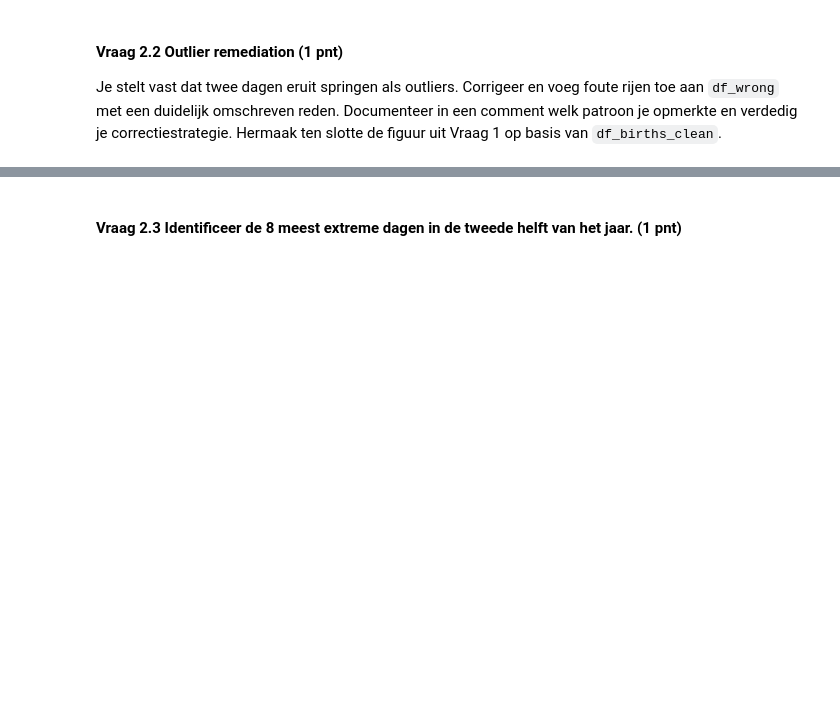
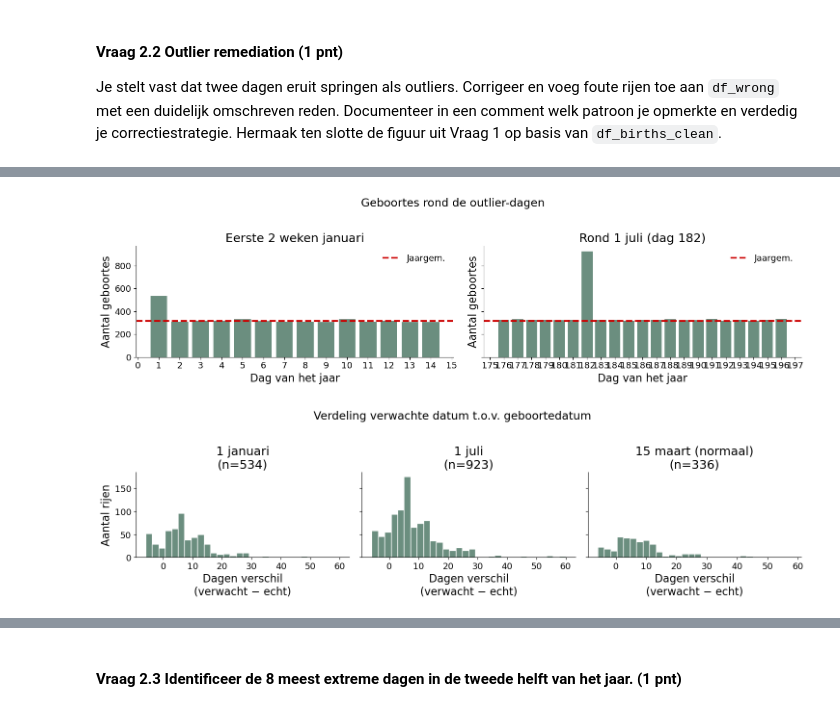
Before and after one commit to karenlauwers/syntra_ds_examen, a Jupyter notebook: notebooks/opgave.ipynb, the cells around one changed output, grey strips where cells are left out. Saved outputs shown, nothing was run; the diff lists cells and outputs as text; code cells hidden in the pictures; blank space fills up the shorter version.

```diff
--- a/notebooks/opgave.ipynb
+++ b/notebooks/opgave.ipynb
@@ -267,0 +430,51 @@ Je stelt vast dat twee dagen eruit springen als outliers. Corrigeer en voeg fout
+# %%
+# ── Visualisatie 1: geboortes per dag rond de outliers ────────────────────
+# Als rijen van naburige dagen naar 1 jan / 1 jul verschoven zijn,
+# zien we een piek op de outlier en een dal eromheen.
+
+fig, axes = plt.subplots(1, 2, figsize=(15, 4), sharey=True)
+
+for ax, (start, end, title) in zip(axes, [
+    (1, 14, "Eerste 2 weken januari"),
+    (176, 196, "Rond 1 juli (dag 182)"),
+]):
+    subset = daily[(daily["dag_van_jaar"] >= start) & (daily["dag_van_jaar"] <= end)]
+    ax.bar(subset["dag_van_jaar"], subset["geboortes"], color=SAGE)
+    ax.axhline(gemiddelde_geboortes, color=MEAN_COLOR, linestyle="--", label="Jaargem.")
+    ax.set_title(title)
+    ax.set_xlabel("Dag van het jaar")
+    ax.set_ylabel("Aantal geboortes")
+    ax.xaxis.set_major_locator(plt.MultipleLocator(1))
+    ax.legend()
+
+plt.suptitle("Geboortes rond de outlier-dagen", y=1.02)
+plt.tight_layout()
+plt.show()
+
+# ── Visualisatie 2: verdeling verwachte_datum op outlier vs normale dag ──
+# Als de outlier-dag "vreemde" rijen bevat, ziet de verwachte_datum
+# verdeling er anders uit dan op een normale dag.
+
+fig, axes = plt.subplots(1, 3, figsize=(15, 4), sharey=True)
+
+normal_day = pd.Timestamp("2019-03-15")
+
+for ax, (lbl, geboortedatum) in zip(axes, [
+    ("1 januari", pd.Timestamp("2019-01-01")),
+    ("1 juli", pd.Timestamp("2019-07-01")),
+    ("15 maart (normaal)", normal_day),
+]):
+    dag = df_births[df_births[COL_GEBOORTEDATUM] == geboortedatum]
+    verschil = (dag[COL_VERWACHTE_DATUM] - dag[COL_GEBOORTEDATUM]).dt.days
+    ax.hist(verschil, bins=30, color=SAGE, edgecolor="white")
+    ax.set_title(f"{lbl}\n(n={len(dag)})")
+    ax.set_xlabel("Dagen verschil\n(verwacht − echt)")
+    ax.xaxis.set_major_locator(plt.MultipleLocator(10))
+
+axes[0].set_ylabel("Aantal rijen")
+plt.suptitle("Verdeling verwachte datum t.o.v. geboortedatum", y=1.02)
+plt.tight_layout()
+plt.show()
+# %% [output]
+[figure, added]
+[figure, added]
```
Also changed, not shown: parts of 21 cells of this notebook.
